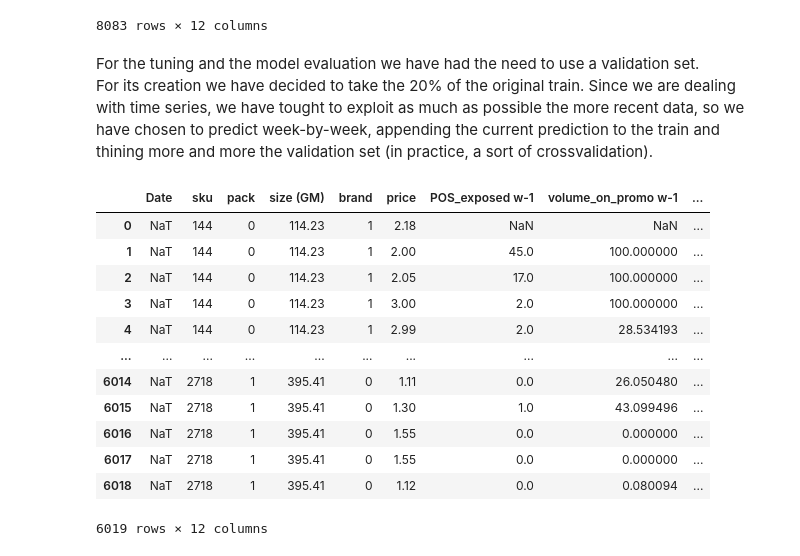
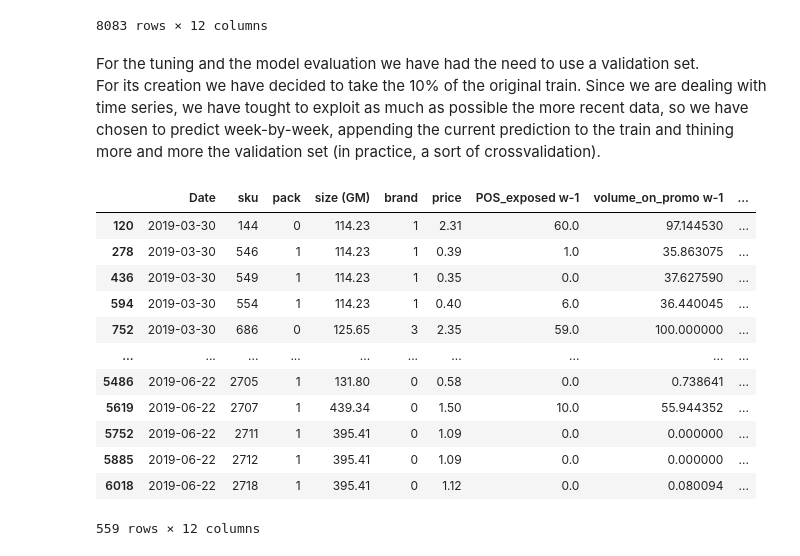
Before and after one commit to tommasofioravanti/DMTMCourseProject, a Jupyter notebook: consegna/01_Introduction+Preprocessing.ipynb, the cells around one changed output. Drawn from its saved outputs; the diff is of its cells as text; code cells hidden in the pictures.

```diff
--- a/consegna/01_Introduction+Preprocessing.ipynb
+++ b/consegna/01_Introduction+Preprocessing.ipynb
@@ -71,25 +71,25 @@ df_augmented.sort_values(['Date', 'sku'])
 8083 rows × 12 columns
 # %% [markdown]
 For the tuning and the model evaluation we have had the need to use a validation set. <br>
-For its creation we have decided to take the 20% of the original train. Since we are dealing with time series, we have tought to exploit as much as possible the more recent data, so we have chosen to predict week-by-week, appending the current prediction to the train and thining more and more the validation set (in practice, a sort of crossvalidation).
+For its creation we have decided to take the 10% of the original train. Since we are dealing with time series, we have tought to exploit as much as possible the more recent data, so we have chosen to predict week-by-week, appending the current prediction to the train and thining more and more the validation set (in practice, a sort of crossvalidation).
 # %%
-from preprocessing.preprocessing import train_validation_split
+from preprocessing.preprocessing import train_validation_split, preprocessing
 df = preprocessing(csv_train.copy(), csv_test.copy(), useTest=False)
 df_t = df[~df.target.isna()]
-df_train, df_val, val_dates = train_validation_split(df_t, k=0.20)
-df_val = df_val.sort_values(['Date'])
-df
+df_train, df_val, val_dates = train_validation_split(df_t, k=0.10)
+df_val = df_val.sort_values(['Date', 'sku'])
+df_val
 # %% [output]
 |  | Date | sku | pack | size (GM) | brand | price | POS_exposed w-1 | volume_on_promo w-1 | ... |
-| 0 | NaT | 144 | 0 | 114.23 | 1 | 2.18 | NaN | NaN | ... |
-| 1 | NaT | 144 | 0 | 114.23 | 1 | 2.00 | 45.0 | 100.000000 | ... |
-| 2 | NaT | 144 | 0 | 114.23 | 1 | 2.05 | 17.0 | 100.000000 | ... |
-| 3 | NaT | 144 | 0 | 114.23 | 1 | 3.00 | 2.0 | 100.000000 | ... |
-| 4 | NaT | 144 | 0 | 114.23 | 1 | 2.99 | 2.0 | 28.534193 | ... |
+| 120 | 2019-03-30 | 144 | 0 | 114.23 | 1 | 2.31 | 60.0 | 97.144530 | ... |
+| 278 | 2019-03-30 | 546 | 1 | 114.23 | 1 | 0.39 | 1.0 | 35.863075 | ... |
+| 436 | 2019-03-30 | 549 | 1 | 114.23 | 1 | 0.35 | 0.0 | 37.627590 | ... |
+| 594 | 2019-03-30 | 554 | 1 | 114.23 | 1 | 0.40 | 6.0 | 36.440045 | ... |
+| 752 | 2019-03-30 | 686 | 0 | 125.65 | 3 | 2.35 | 59.0 | 100.000000 | ... |
 | ... | ... | ... | ... | ... | ... | ... | ... | ... | ... |
-| 6014 | NaT | 2718 | 1 | 395.41 | 0 | 1.11 | 0.0 | 26.050480 | ... |
-| 6015 | NaT | 2718 | 1 | 395.41 | 0 | 1.30 | 1.0 | 43.099496 | ... |
-| 6016 | NaT | 2718 | 1 | 395.41 | 0 | 1.55 | 0.0 | 0.000000 | ... |
-| 6017 | NaT | 2718 | 1 | 395.41 | 0 | 1.55 | 0.0 | 0.000000 | ... |
-| 6018 | NaT | 2718 | 1 | 395.41 | 0 | 1.12 | 0.0 | 0.080094 | ... |
+| 5486 | 2019-06-22 | 2705 | 1 | 131.80 | 0 | 0.58 | 0.0 | 0.738641 | ... |
+| 5619 | 2019-06-22 | 2707 | 1 | 439.34 | 0 | 1.50 | 10.0 | 55.944352 | ... |
+| 5752 | 2019-06-22 | 2711 | 1 | 395.41 | 0 | 1.09 | 0.0 | 0.000000 | ... |
+| 5885 | 2019-06-22 | 2712 | 1 | 395.41 | 0 | 1.09 | 0.0 | 0.000000 | ... |
+| 6018 | 2019-06-22 | 2718 | 1 | 395.41 | 0 | 1.12 | 0.0 | 0.080094 | ... |
-6019 rows × 12 columns
+559 rows × 12 columns
```
Also changed, not shown: parts of 2 cells of this notebook, 4 other files.
